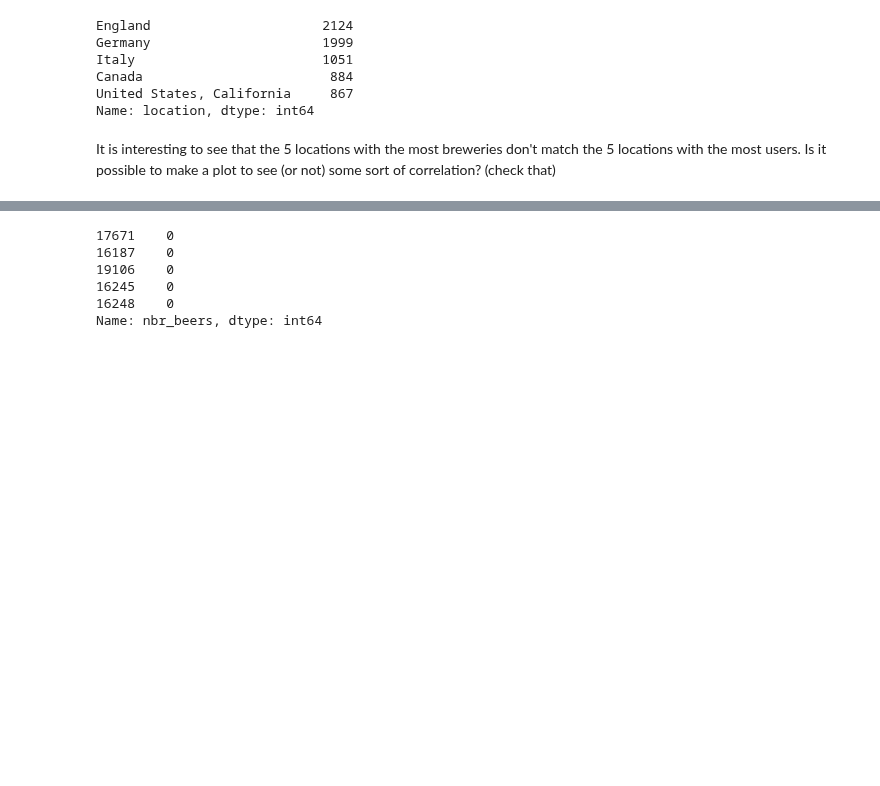
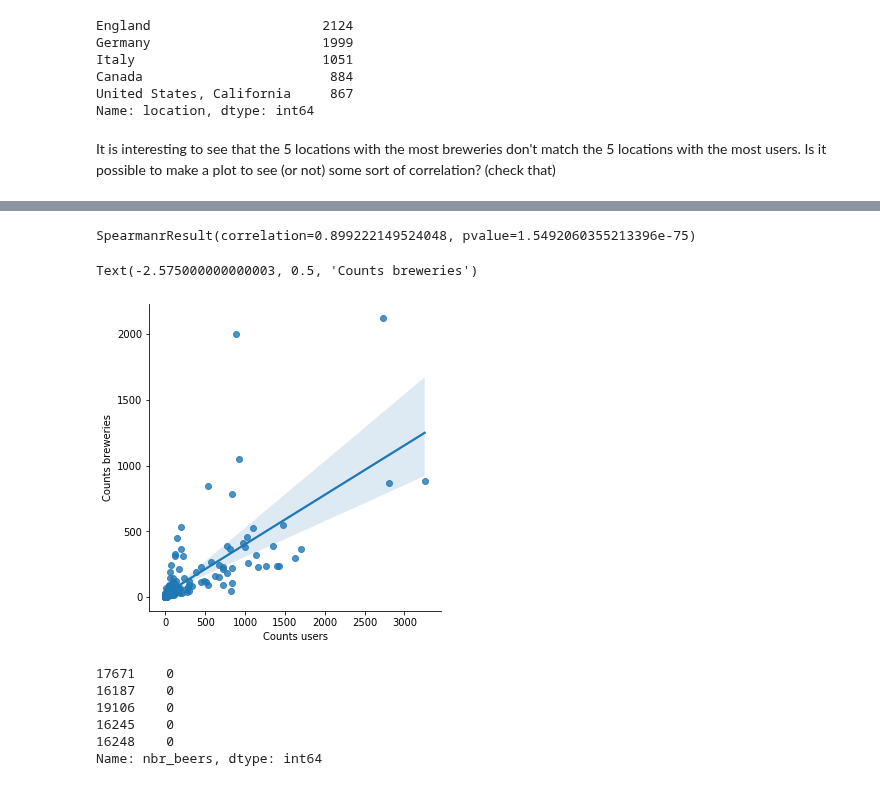
Before and after one commit to epfl-ada/ada-2022-project-hotchocolate, a Jupyter notebook: Exploration_of_RateBeer_dataset.ipynb, the cells around one changed output, grey strips where cells are left out. Saved outputs shown, nothing was run; the diff lists cells and outputs as text; code cells hidden in the pictures; blank space fills up the shorter version.

```diff
--- a/Exploration_of_RateBeer_dataset.ipynb
+++ b/Exploration_of_RateBeer_dataset.ipynb
@@ -217,3 +218,7 @@ United States, California     867
 Name: location, dtype: int64
 # %% [markdown]
 It is interesting to see that the 5 locations with the most breweries don't match the 5 locations with the most users. Is it possible to make a plot to see (or not) some sort of correlation? (check that)
+# %%
+location_breweries=location_breweries.to_frame().reset_index()
+location_breweries.columns=["country","counts_breweries"]
+location_breweries.head()
@@ -219,0 +232,4 @@ It is interesting to see that the 5 locations with the most breweries don't matc
+# %%
+location_users=location_users.to_frame().reset_index()
+location_users.columns=["country","counts_users"]
+location_users.head()
@@ -219,0 +247,4 @@ It is interesting to see that the 5 locations with the most breweries don't matc
+# %%
+#want to see if there is a correlation betweenthe ranking of locations of users
+#and the ranking of locations of breweries. Need to do so only on locations that match.
+compare_locations=location_users.merge(location_breweries,on="country",how="inner")
@@ -220,3 +262,14 @@ It is interesting to see that the 5 locations with the most breweries don't matc
+# %%
+stats.spearmanr(compare_locations["counts_users"],compare_locations["counts_breweries"])
+# %% [output]
+SpearmanrResult(correlation=0.899222149524048, pvalue=1.5492060355213396e-75)
+# %%
+sns.lmplot(x='counts_users',y='counts_breweries', data=compare_locations)
+plt.xlabel("Counts users")
+plt.ylabel("Counts breweries")
+# %% [output]
+Text(-2.575000000000003, 0.5, 'Counts breweries')
+[figure, added]
 # %%
 sorted_nbr_beers=df_rb_breweries['nbr_beers'].sort_values(ascending=True)
 sorted_nbr_beers.head()
```
Also changed, not shown: parts of 16 cells of this notebook.
